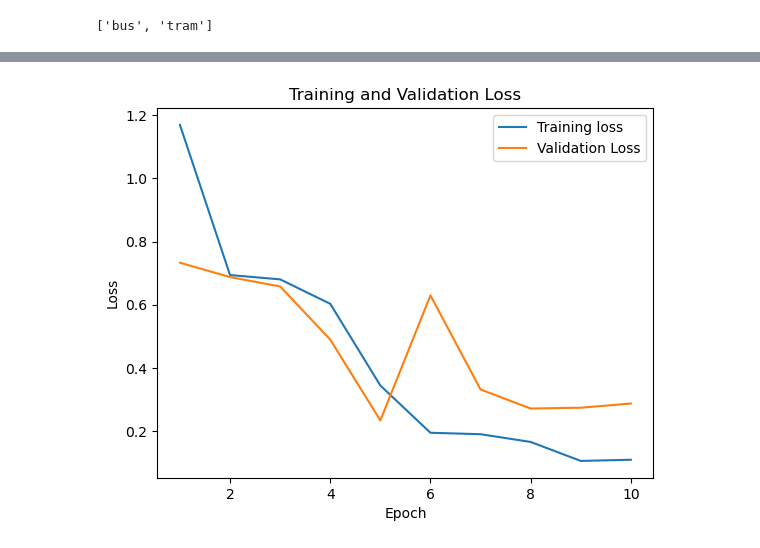
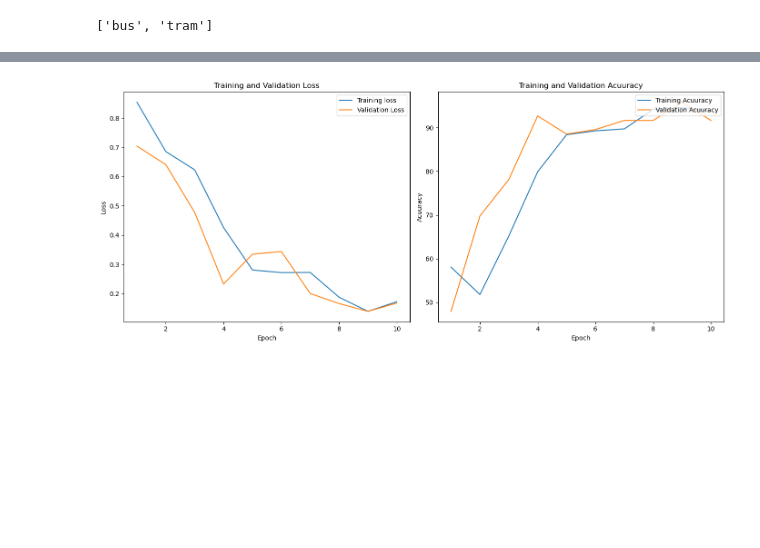
Before and after one commit to huytruong1998/vehicle-audio-processing, a Jupyter notebook: Audio_Project_Notebook_pytorch.ipynb, the cells around one changed output, grey strips where cells are left out. Saved outputs shown, nothing was run; the diff lists cells and outputs as text; code cells hidden in the pictures; blank space fills up the shorter version.

```diff
--- a/Audio_Project_Notebook_pytorch.ipynb
+++ b/Audio_Project_Notebook_pytorch.ipynb
@@ -155,8 +155,6 @@ create_pngs_from_wavs('./dataset/bus', './Spectogram_images/bus')
 create_pngs_from_wavs('./dataset/tram', './Spectogram_images/tram')
 # %%
 def load_images_from_path(path):
-    images = []
-    labels = []
     #transforms.ToTensor() automatically converts and normalizes pixel values to [0.0, 1.0]
     transformation = transforms.Compose([
         transforms.Resize((224, 224)),
@@ -272,6 +270,8 @@ print(classes)
 def train(model, device, train_loader, optimizer, epoch):
     model.train()
     train_loss = 0
+    correct = 0
+    total_samples = 0
     print("Epoch:", epoch)
     for batch_idx, (data, target) in enumerate(train_loader):
         # Converted to float32 with shape [batch_size, 1]
@@ -290,13 +290,18 @@ def train(model, device, train_loader, optimizer, epoch):
         loss.backward()
         optimizer.step()
 
+        predicted = (output >= 0.5).float()
+        correct += torch.sum(target == predicted).item()
+        total_samples += target.size(0)
+
         # Print metrics so we see some progress
         print('\tTraining batch {} Loss: {:.6f}'.format(batch_idx + 1, loss.item()))
-
+    # return accuracy for training
+    accuracy = 100. * correct / total_samples
     # return average loss for the epoch
     avg_loss = train_loss / (batch_idx+1)
     print('Training set: Average loss: {:.6f}'.format(avg_loss))
-    return avg_loss
+    return avg_loss,accuracy
 # %%
 def test(model, device, test_loader):
     model.eval()
@@ -323,7 +328,7 @@ def test(model, device, test_loader):
         accuracy))
 
     # return average loss for the epoch
-    return avg_loss
+    return avg_loss,accuracy
 # %%
 # Use an "Adam" optimizer to adjust weights
 optimizer = optim.Adam(model.parameters(), lr=0.001)
@@ -336,14 +341,19 @@ epoch_nums = []
 epoch_loss = []
 epoch_validation_loss = []
 
+epoch_training_accuracy = []
+epoch_validation_accuracy = []
+
 epochs = 10
 print('Training on', device)
 for epoch in range(1, epochs + 1):
-        train_loss = train(model, device, train_loader, optimizer, epoch)
-        test_loss = test(model, device, test_loader)
+        train_loss, train_accuracy = train(model, device, train_loader, optimizer, epoch)
+        test_loss, test_accuracy = test(model, device, test_loader)
         epoch_nums.append(epoch)
         epoch_loss.append(train_loss)
         epoch_validation_loss.append(test_loss)
+        epoch_training_accuracy.append(train_accuracy)
+        epoch_validation_accuracy.append(test_accuracy)
 # %% [output]
 Training on cpu
 Epoch: 1
@@ -365,13 +375,25 @@ Validation set: Average loss: 0.237429, Accuracy: 90/96 (94%)
 # %%
-plt.figure()
+plt.figure(figsize=(14, 6))
+
+plt.subplot(1, 2, 1)
 plt.plot(epoch_nums, epoch_loss)
 plt.plot(epoch_nums, epoch_validation_loss)
 plt.title('Training and Validation Loss')
 plt.xlabel('Epoch')
 plt.ylabel('Loss')
 plt.legend(['Training loss', 'Validation Loss'], loc='upper right')
+
+plt.subplot(1, 2, 2)
+plt.plot(epoch_nums, epoch_training_accuracy)
+plt.plot(epoch_nums, epoch_validation_accuracy)
+plt.title('Training and Validation Acuuracy')
+plt.xlabel('Epoch')
+plt.ylabel('Acuuracy')
+plt.legend(['Training Acuuracy', 'Validation Acuuracy'], loc='upper right')
+
+plt.tight_layout()
 plt.show()
 # %% [output]
-[figure, old version]
+[figure, new version]
 # %%
 torch.save(model.state_dict(), 'vehicle-audio-processing-model.pth')
```
Also changed, not shown: parts of 1 cell of this notebook, 2 other files.
